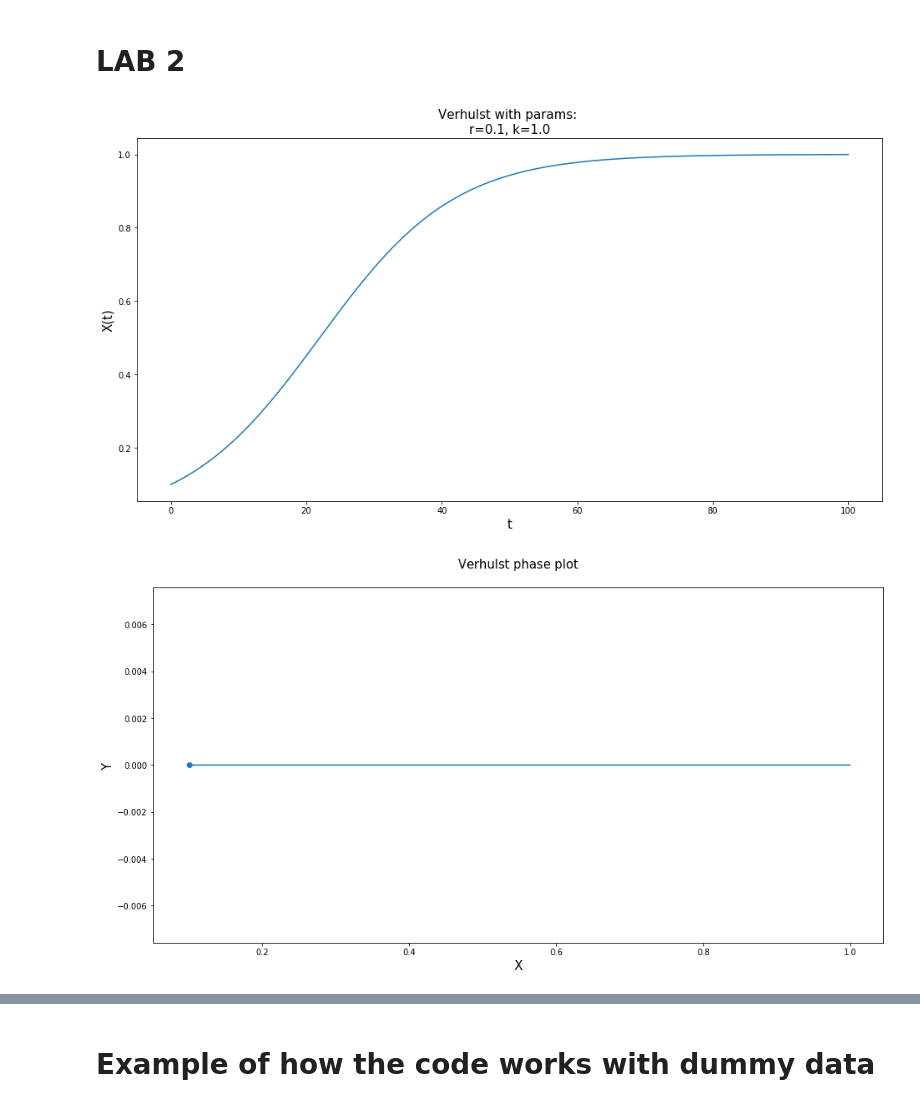
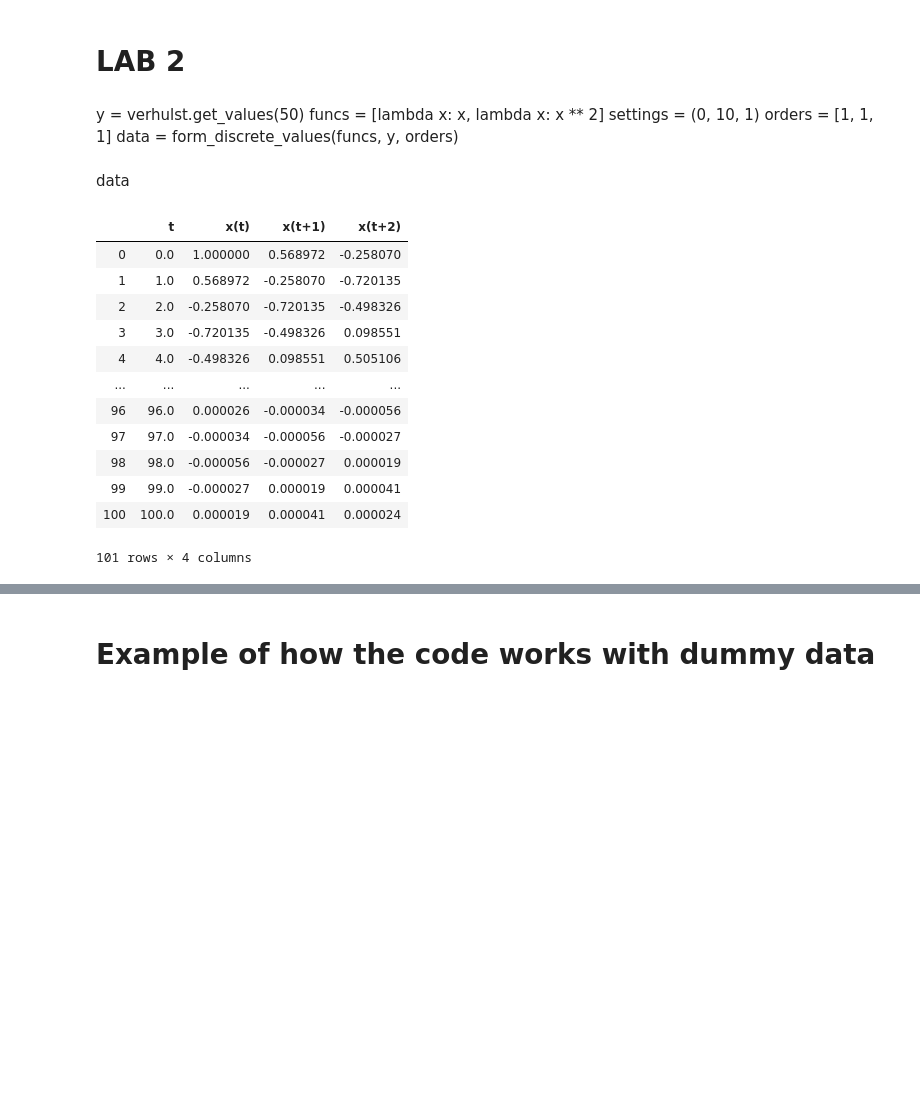
Before and after one commit to minmyk/Heavy_systems, a Jupyter notebook: Heavy_systems_lab2.ipynb, the cells around one changed output, grey strips where cells are left out. Saved outputs shown, nothing was run; the diff lists cells and outputs as text; code cells hidden in the pictures; blank space fills up the shorter version.

```diff
--- a/Heavy_systems_lab2.ipynb
+++ b/Heavy_systems_lab2.ipynb
@@ -304,20 +299,65 @@ def Verhulst(z, t, r, k):
 
 verhulst = Model(Verhulst, 'Verhulst')
 verhulst_params = {
-    'r': 0.1,
-    'k': 1.
+    'r': 0.15,
+    'k': 1.3
 }
-verhulst_initial_condition=(.1, 0.)
+verhulst_initial_condition=(.8, 1.)
 verhulst_time_points=np.arange(0, 100, 0.001)
 verhulst.build(verhulst_params, verhulst_initial_condition, verhulst_time_points)
-verhulst.plot(plot_y=False)
-verhulst.phase_plot()
+#verhulst.plot(plot_y=False)
+#verhulst.phase_plot()
-# %% [output]
-[figure, removed]
-[figure, removed]
-# %%
-y = verhulst.get_values(50)
-funcs = [lambda x: x, lambda x: x ** 2]
-settings = (0, 10, 1)
-orders = [1, 1, 1]
-data = form_discrete_values(funcs, y, orders)
+# %% [markdown]
+y = verhulst.get_values(50)
+funcs = [lambda x: x, lambda x: x ** 2]
+settings = (0, 10, 1)
+orders = [1, 1, 1]
+data = form_discrete_values(funcs, y, orders)
+# %% [markdown]
+data
+# %%
+def extract_verhulst_features(verhulst_params, verhulst_initial_condition, noise=3, step=1, t_begin=0, t_end=200):
+    t = np.arange(t_begin, t_end + 2, step / 100)
+    model = Model(Verhulst, 'Verhulst')
+    model.build(verhulst_params, verhulst_initial_condition, t)
+    out = model.solved[:,0]
+    theta = np.array([verhulst_params['r'] * verhulst_params['k'] + 1/step, - verhulst_params['r']])
+    data = {
+        't': t[0::100][:-1],
+        'N(t)': out[0::100][:-1],
+        'N^2(t)': np.square(out[0::100][:-1]),
+        'N(t+{})'.format(step): out[0::100][1:] # np.round(np.array([out[0::100][:-1], np.square(out[0::100][:-1])]).T @ theta, noise)
+    }
+    return pd.DataFrame(data=data)
+
+def extract_oscilation_features(oscilate_params, oscilate_initial_condition, noise=3, step=1, t_begin=0, t_end=100):
+    t = np.arange(t_begin, t_end + 3, step/100)
+    model = Model(oscilation, 'Oscilation')
+    model.build(oscilate_params, oscilate_initial_condition, t)
+    out = model.solved[:,0]
+    theta = np.array([(2 - 2 * oscilate_params['delta'] - (oscilate_params['omega']**2) * step**2) / (1 - 2 * oscilate_params['delta'] * step),
+                     1 / (2 * oscilate_params['delta'] * h - 1)])
+    data = {
+        't': t[0::step*100][:-2],
+        'x(t)': out[0::step*100][:-2],
+        'x(t+{})'.format(step):  out[0::step*100][1:-1],
+        'x(t+{})'.format(step*2):  out[0::step*100][2:] # np.round(np.array([out[0::step*100][:-1], out[0::step*100][1:]]).T @ theta, noise)
+    }
+    return pd.DataFrame(data=data)
+# %%
+extract_verhulst_features(verhulst_params, verhulst_initial_condition)
+extract_oscilation_features(oscilate_params, oscilate_initial_condition)
+# %% [output]
+|  | t | x(t) | x(t+1) | x(t+2) |
+| 0 | 0.0 | 1.000000 | 0.568972 | -0.258070 |
+| 1 | 1.0 | 0.568972 | -0.258070 | -0.720135 |
+| 2 | 2.0 | -0.258070 | -0.720135 | -0.498326 |
+| 3 | 3.0 | -0.720135 | -0.498326 | 0.098551 |
+| 4 | 4.0 | -0.498326 | 0.098551 | 0.505106 |
+| ... | ... | ... | ... | ... |
+| 96 | 96.0 | 0.000026 | -0.000034 | -0.000056 |
+| 97 | 97.0 | -0.000034 | -0.000056 | -0.000027 |
+| 98 | 98.0 | -0.000056 | -0.000027 | 0.000019 |
+| 99 | 99.0 | -0.000027 | 0.000019 | 0.000041 |
+| 100 | 100.0 | 0.000019 | 0.000041 | 0.000024 |
+101 rows × 4 columns
```
Also changed, not shown: parts of 12 cells of this notebook.
